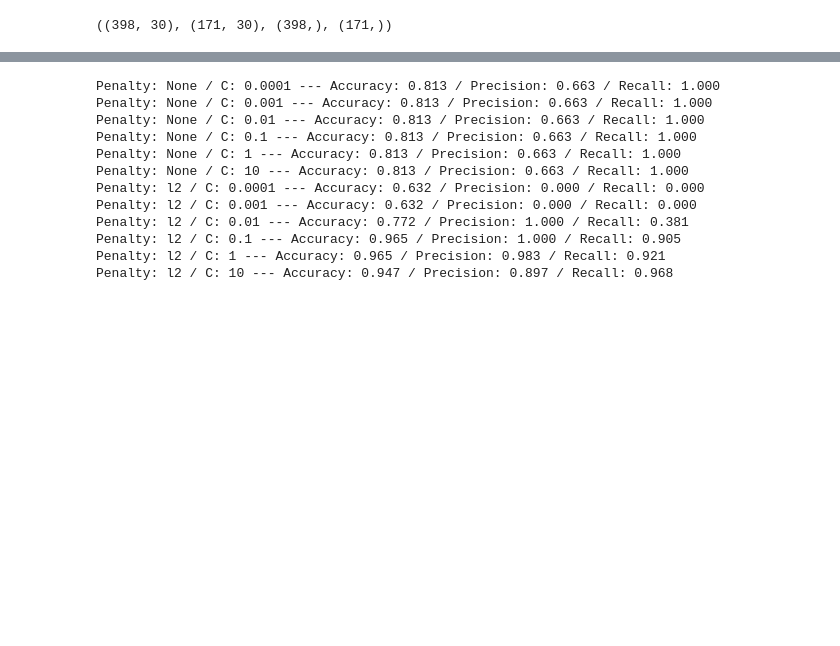
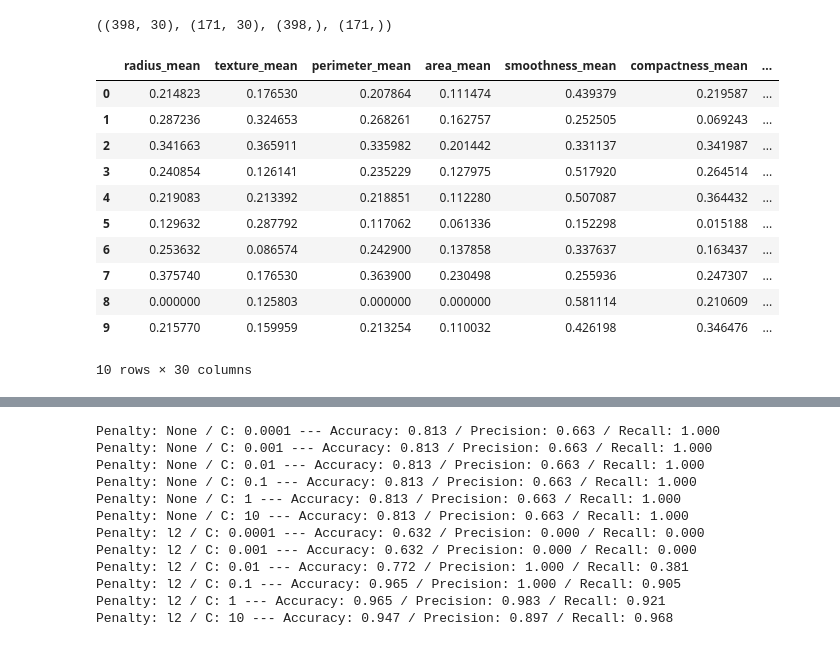
Before and after one commit to Lin-Ian/Breast-Cancer-Wisconsin-Diagnosis, a Jupyter notebook: train_test_model.ipynb, the cells around one changed output, grey strips where cells are left out. Cells and saved outputs as stored; diff of their text form; code cells hidden in the pictures; blank space fills up the shorter version.

```diff
--- a/train_test_model.ipynb
+++ b/train_test_model.ipynb
@@ -23,0 +26,19 @@ x_train.shape, x_test.shape, y_train.shape, y_test.shape
+# %%
+x_columns = x.columns
+min_max_scaler = MinMaxScaler()
+x_train_scaled = min_max_scaler.fit_transform(x_train)
+x_train_scaled = pd.DataFrame(x_train_scaled, columns=x_columns)
+x_train_scaled.head(10)
+# %% [output]
+|  | radius_mean | texture_mean | perimeter_mean | area_mean | smoothness_mean | compactness_mean | ... |
+| 0 | 0.214823 | 0.176530 | 0.207864 | 0.111474 | 0.439379 | 0.219587 | ... |
+| 1 | 0.287236 | 0.324653 | 0.268261 | 0.162757 | 0.252505 | 0.069243 | ... |
+| 2 | 0.341663 | 0.365911 | 0.335982 | 0.201442 | 0.331137 | 0.341987 | ... |
+| 3 | 0.240854 | 0.126141 | 0.235229 | 0.127975 | 0.517920 | 0.264514 | ... |
+| 4 | 0.219083 | 0.213392 | 0.218851 | 0.112280 | 0.507087 | 0.364432 | ... |
+| 5 | 0.129632 | 0.287792 | 0.117062 | 0.061336 | 0.152298 | 0.015188 | ... |
+| 6 | 0.253632 | 0.086574 | 0.242900 | 0.137858 | 0.337637 | 0.163437 | ... |
+| 7 | 0.375740 | 0.176530 | 0.363900 | 0.230498 | 0.255936 | 0.247307 | ... |
+| 8 | 0.000000 | 0.125803 | 0.000000 | 0.000000 | 0.581114 | 0.210609 | ... |
+| 9 | 0.215770 | 0.159959 | 0.213254 | 0.110032 | 0.426198 | 0.346476 | ... |
+10 rows × 30 columns
```
Also changed, not shown: parts of 9 cells of this notebook.
